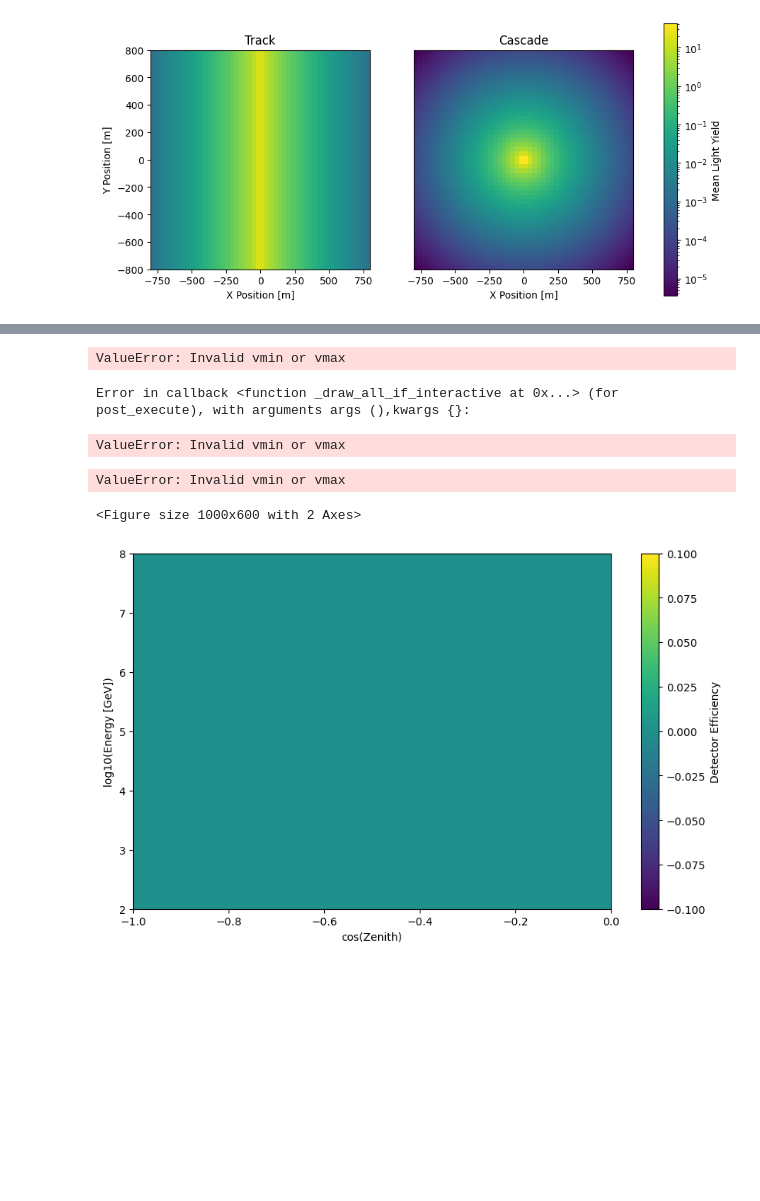
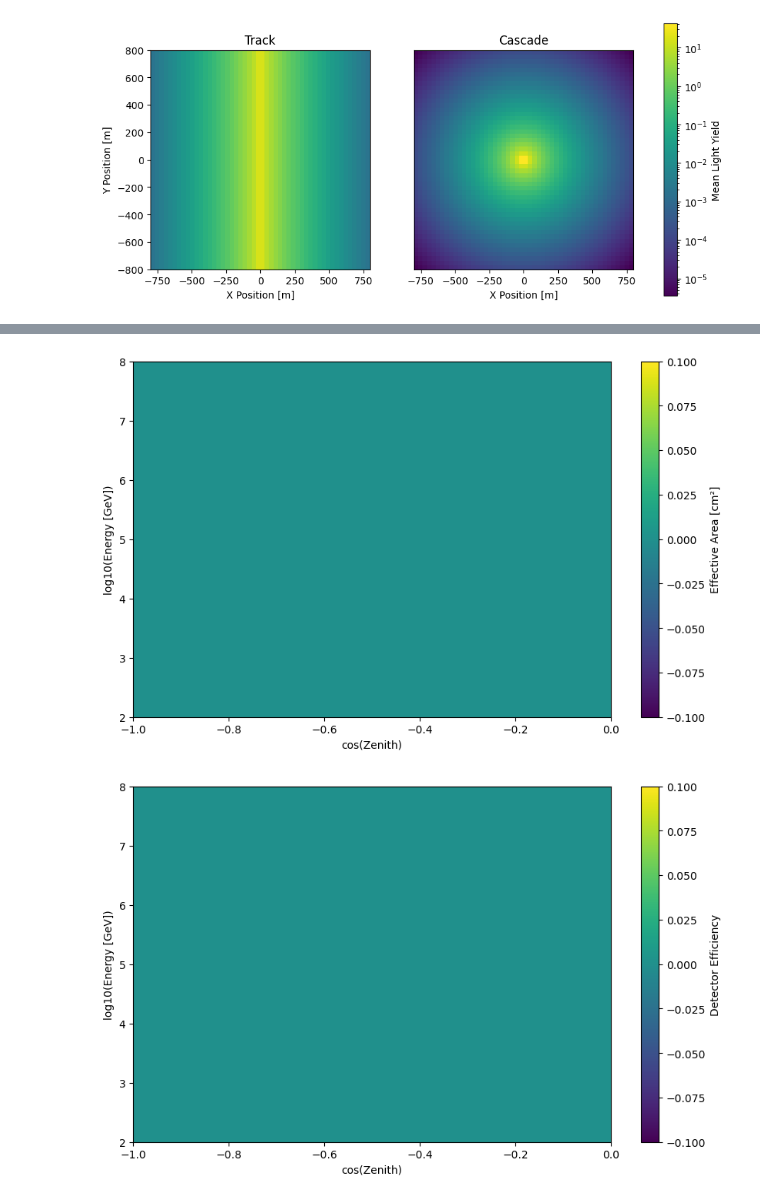
Before and after one commit to kristiantcho/nugget, a Jupyter notebook: nugget/examples/loss_landscape_test.ipynb, the cells around one changed output, grey strips where cells are left out. Cells and saved outputs as stored; diff of their text form; code cells hidden in the pictures; blank space fills up the shorter version.

```diff
--- a/nugget/examples/loss_landscape_test.ipynb
+++ b/nugget/examples/loss_landscape_test.ipynb
@@ -305,34 +305,43 @@ geom_dict = geometry.initialize_points(
 )
 loss_params = {
 
-'signal_surrogate_func': patd_light_yield_surrogate,
-
+'signal_surrogate_func': track_light_yield_surrogate,
 'skip_zero_response': True,
 # 'fisher_info_llr_net': llr_net,
 'use_relative_energy': True,
 'signal_sampler': signal_sampler,
-'num_events':1,
+'num_events':len(test_signal_events),
 'signal_event_params': test_signal_events,
 # 'signal_event_params': [pickle.load(open('/u/kristiantcho/ptmp/nugget/nugget/examples/res_test_signal_events_100_2.pkl', 'rb'))[1]],
-'fisher_info_llr_iterations': 100,
+'fisher_info_llr_iterations': 200,
 'llr_event_labels': ['position','energy', 'direction'],
 'fisher_info_event_batch_size': 1,
 'fisher_info_grad_chunk_size': 14,
 'fisher_info_jacrev_chunk_size': 50000,
 'fisher_info_point_chunk_size': 2000,
-'fisher_info_llr_autodiff_mode': 'jacrev',
+'fisher_info_llr_autodiff_mode': 'jvp',
 'fisher_info_detach_tensors': True,
 'fisher_info_use_patd': True,
-'eval_patd_log_probs':patd_surrogate.eval_patd_log_probs,
+# 'eval_patd_log_probs':patd_surrogate.eval_patd_log_probs,
 'use_rich_features': True,
 'use_patd_quadrature': True,
-'t_offset_ns': 1000.0,
+'t_offset_ns': 30.0,
 't_max_ns': 10000.0,
+
+
+'use_batched_trigger': True,
+'use_irregular_cylinder': False,
+'num_events_per_bin': 100,
+'num_energy_bins': 30,
+'num_zenith_bins': 30,
+'per_event_effective_area_loss': True,
+
 
 # 'precomputed_fisher_info_per_string_per_event': torch.load('/u/kristiantcho/ptmp/nugget/nugget/examples/res_test_fisher_info_per_string_per_event_100_base_geom_2.pt')
 }
-
-loss_dict = angular_resolution_loss(geom_dict, **loss_params)
+new_loss_dict = effective_area_loss(geom_dict, **loss_params)
+# loss_dict = trigger_loss(geom_dict, **loss_params)
+# loss_dict = angular_resolution_loss(geom_dict, **loss_params)
 # loss_dict = effective_area_loss(geom_dict, **loss_params)
 # fisher_info_per_string_per_event_20 = angular_resolution_loss.compute_fisher_info_per_string_per_event(
 #             string_xy=geom_dict['string_xy'],
@@ -344,5 +353,6 @@ loss_dict = angular_resolution_loss(geom_dict, **loss_params)
 #             skip_zero_response=True,
 #             verbose=True
 #             )
-print(loss_dict['resolution_per_event']*180/3.14159)  # convert to degrees
-print(loss_dict['angular_resolution_loss']*180/3.14159)  # convert to degrees
+# print(loss_dict['resolution_per_event']*180/3.14159)  # convert to degrees
+# print(loss_dict['angular_resolution_loss']*180/3.14159)  # convert to degrees
+# print(loss_dict['detector_efficiency'])
@@ -435,33 +379,29 @@ geom_dict = geometry.initialize_points(
 # %%
 energy_range = (1e2, 1e8)
 zenith_range = (-1,0)
 num_energy_bins = 30
 num_zenith_bins = 30
 energy_bins = torch.linspace(np.log10(energy_range[0]), np.log10(energy_range[1]), num_energy_bins+1)
 zenith_bins = torch.linspace(zenith_range[0], zenith_range[1], num_zenith_bins+1)
 energy_centers = 10**((energy_bins[:-1] + energy_bins[1:]) / 2)
 zenith_centers = (zenith_bins[:-1] + zenith_bins[1:]) / 2
-effective_areas = loss_dict['effective_area_matrix'].cpu().numpy()
+effective_areas = loss_dict['detector_efficiencies'].cpu().numpy()
 #plot heatmap with mplotlib
 plt.figure(figsize=(10, 6))
 plt.imshow(effective_areas*1e4, #convert to cm²
            extent=[zenith_range[0], zenith_range[1], np.log10(energy_range[0]), np.log10(energy_range[1])],
            aspect='auto',
            origin='lower',
            cmap='viridis',
-           norm=LogNorm()
+        #    norm=LogNorm()
 )
 #scale colorbar to log scale
 plt.colorbar(label='Effective Area [cm²]')
 plt.xlabel('cos(Zenith)')
 plt.ylabel('log10(Energy [GeV])')
 plt.show()
 # %% [output]
-ValueError: Invalid vmin or vmax
-Error in callback <function _draw_all_if_interactive at 0x...> (for post_execute), with arguments args (),kwargs {}:
-ValueError: Invalid vmin or vmax
-ValueError: Invalid vmin or vmax
-<Figure size 1000x600 with 2 Axes>
+[figure, added]
 # %%
 detector_efficiencies = loss_dict['detector_efficiencies'].cpu().numpy()
 #plot heatmap with mplotlib
```
Also changed, not shown: parts of 11 cells of this notebook, 3 other files.
